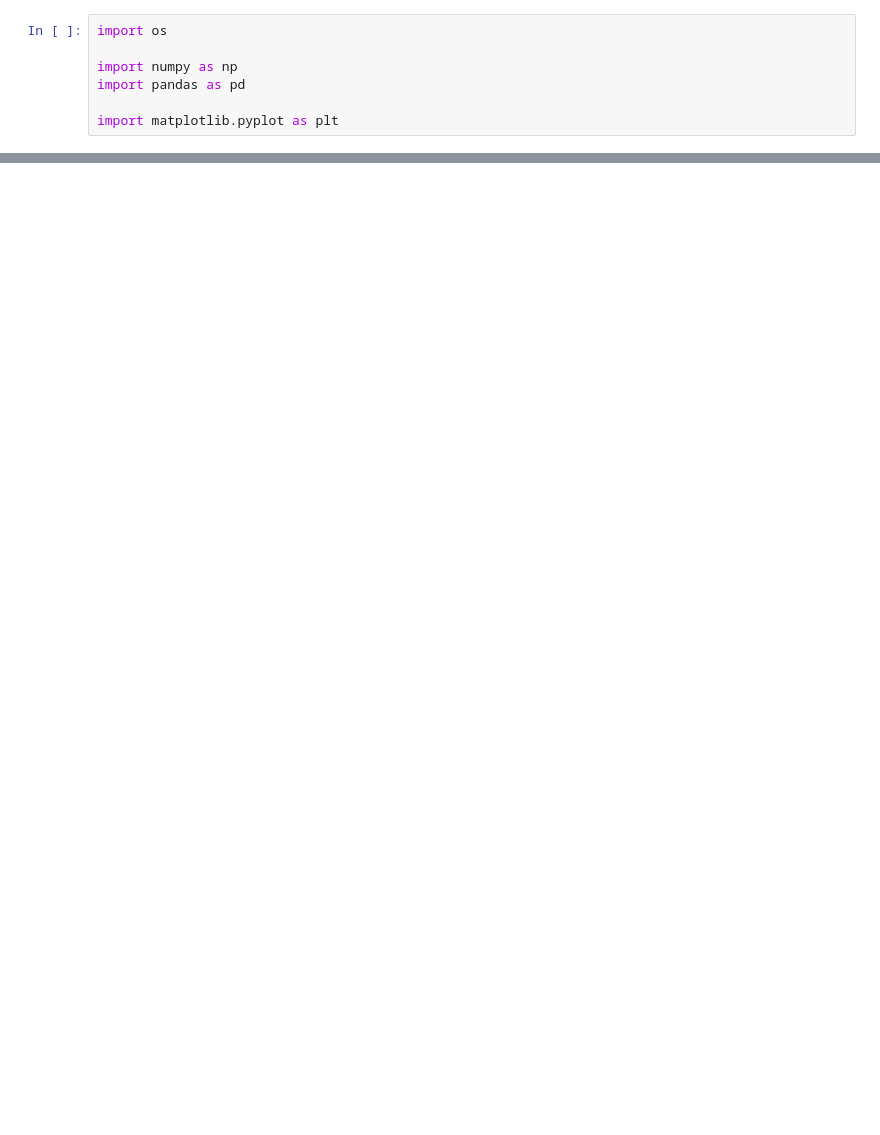
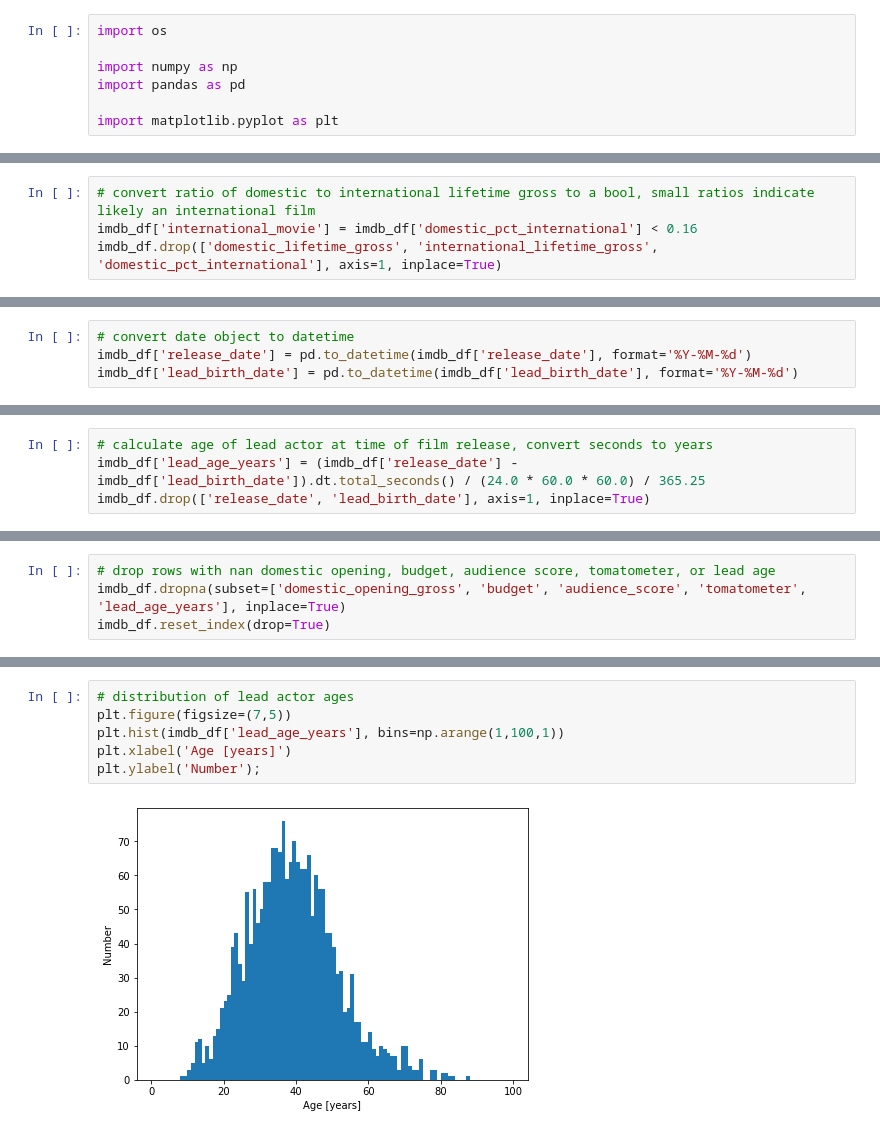
Before and after one commit to hmlewis-astro/imdb_movie_gross, a Jupyter notebook: eda_imdb.ipynb, the cells around one changed output, grey strips where cells are left out. Cells and saved outputs as stored; diff of their text form; blank space fills up the shorter version.

```diff
--- a/eda_imdb.ipynb
+++ b/eda_imdb.ipynb
@@ -33,3 +102,7 @@ imdb_df
+# %%
+# convert ratio of domestic to international lifetime gross to a bool, small ratios indicate likely an international film
+imdb_df['international_movie'] = imdb_df['domestic_pct_international'] < 0.16
+imdb_df.drop(['domestic_lifetime_gross', 'international_lifetime_gross', 'domestic_pct_international'], axis=1, inplace=True)
 # %%
 imdb_df.info()
 # %% [output]
@@ -76,3 +126,7 @@ imdb_df
+# %%
+# convert date object to datetime
+imdb_df['release_date'] = pd.to_datetime(imdb_df['release_date'], format='%Y-%M-%d')
+imdb_df['lead_birth_date'] = pd.to_datetime(imdb_df['lead_birth_date'], format='%Y-%M-%d')
 # %%
 imdb_df.info()
 # %% [output]
@@ -95,0 +150,4 @@ memory usage: 160.7+ KB
+# %%
+# calculate age of lead actor at time of film release, convert seconds to years
+imdb_df['lead_age_years'] = (imdb_df['release_date'] - imdb_df['lead_birth_date']).dt.total_seconds() / (24.0 * 60.0 * 60.0) / 365.25
+imdb_df.drop(['release_date', 'lead_birth_date'], axis=1, inplace=True)
@@ -95,0 +199,4 @@ memory usage: 160.7+ KB
+# %%
+# drop rows with nan domestic opening, budget, audience score, tomatometer, or lead age
+imdb_df.dropna(subset=['domestic_opening_gross', 'budget', 'audience_score', 'tomatometer', 'lead_age_years'], inplace=True)
+imdb_df.reset_index(drop=True)
@@ -95,0 +224,8 @@ memory usage: 160.7+ KB
+# %%
+# distribution of lead actor ages
+plt.figure(figsize=(7,5))
+plt.hist(imdb_df['lead_age_years'], bins=np.arange(1,100,1))
+plt.xlabel('Age [years]')
+plt.ylabel('Number');
+# %% [output]
+[figure, added]
```
Also changed, not shown: parts of 27 cells of this notebook, 1 other file.
